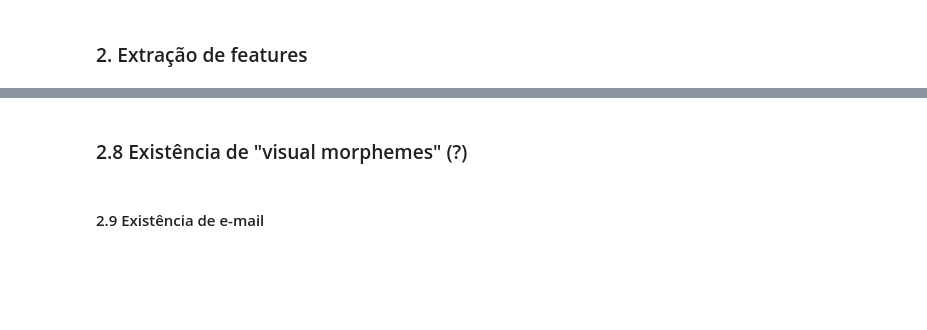
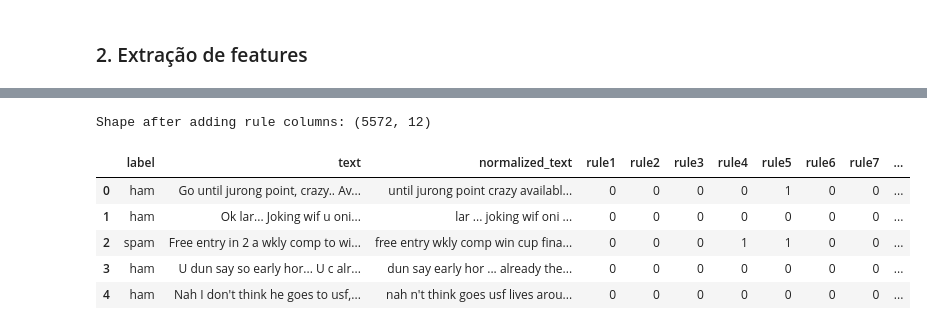
Before and after one commit to Marreco202/smishing-model, a Jupyter notebook: main.ipynb, the cells around one changed output, grey strips where cells are left out. Saved outputs shown, nothing was run; the diff lists cells and outputs as text; code cells hidden in the pictures; blank space fills up the shorter version.

```diff
--- a/main.ipynb
+++ b/main.ipynb
@@ -595,2 +257,0 @@ def rule7(text: str) -> int:
-# %% [markdown]
-### 2.8 Existência de "visual morphemes" (?)
@@ -703,2 +257,0 @@ def rule8(text: str) -> int:
-# %% [markdown]
-#### 2.9 Existência de e-mail
@@ -737,0 +258,23 @@ def rule9(text: str) -> int:
+# %%
+# Apply each rule function from the ruleset module to create new columns
+df['rule1'] = df['normalized_text'].apply(ruleset.rule1)
+df['rule2'] = df['normalized_text'].apply(ruleset.rule2)
+df['rule3'] = df['normalized_text'].apply(ruleset.rule3)
+df['rule4'] = df['normalized_text'].apply(ruleset.rule4)
+df['rule5'] = df['normalized_text'].apply(ruleset.rule5)
+df['rule6'] = df['normalized_text'].apply(ruleset.rule6)
+df['rule7'] = df['normalized_text'].apply(ruleset.rule7)
+df['rule8'] = df['normalized_text'].apply(ruleset.rule8)
+df['rule9'] = df['normalized_text'].apply(ruleset.rule9)
+
+# Display the dataframe with all rule columns
+print("Shape after adding rule columns:", df.shape)
+df.head()
+# %% [output]
+Shape after adding rule columns: (5572, 12)
+|  | label | text | normalized_text | rule1 | rule2 | rule3 | rule4 | rule5 | rule6 | rule7 | ... |
+| 0 | ham | Go until jurong point, crazy.. Av... | until jurong point crazy availabl... | 0 | 0 | 0 | 0 | 1 | 0 | 0 | ... |
+| 1 | ham | Ok lar... Joking wif u oni... | lar ... joking wif oni ... | 0 | 0 | 0 | 0 | 0 | 0 | 0 | ... |
+| 2 | spam | Free entry in 2 a wkly comp to wi... | free entry wkly comp win cup fina... | 0 | 0 | 0 | 1 | 1 | 0 | 0 | ... |
+| 3 | ham | U dun say so early hor... U c alr... | dun say early hor ... already the... | 0 | 0 | 0 | 0 | 0 | 0 | 0 | ... |
+| 4 | ham | Nah I don't think he goes to usf,... | nah n't think goes usf lives arou... | 0 | 0 | 0 | 0 | 0 | 0 | 0 | ... |
```
Also changed, not shown: parts of 24 cells of this notebook.
